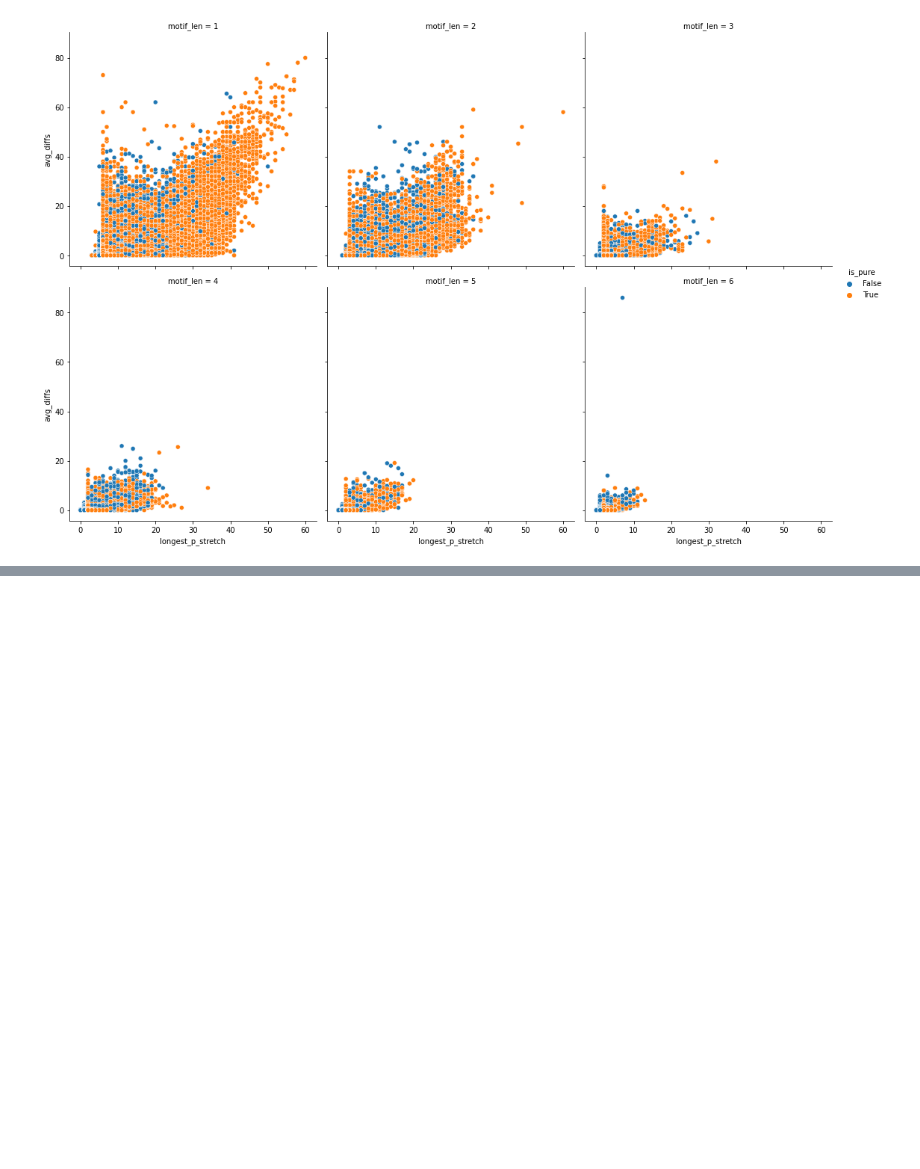
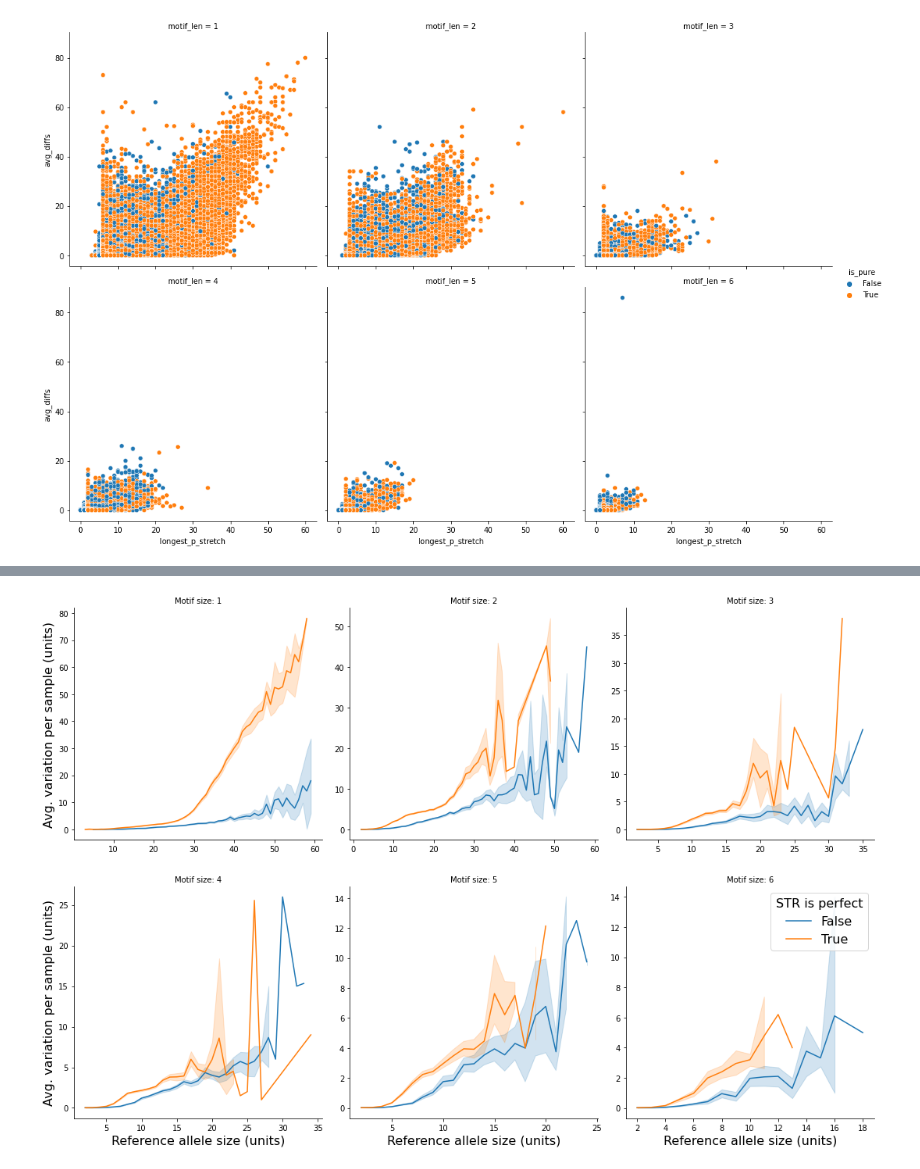
Before and after one commit to maverbiest/genotype_strs, a Jupyter notebook: notebooks/1000g_purity_var.ipynb, the cells around one changed output, grey strips where cells are left out. Saved outputs shown, nothing was run; the diff lists cells and outputs as text; code cells hidden in the pictures; blank space fills up the shorter version.

```diff
--- a/notebooks/1000g_purity_var.ipynb
+++ b/notebooks/1000g_purity_var.ipynb
@@ -92,0 +95,4 @@ sns.relplot(x="longest_p_stretch", y="avg_diffs", col="motif_len", col_wrap=3, h
+# %%
+str_df = str_df[str_df['ref_cn'] < 60]
+test_df = str_df.head(n=3000)
+test_df
@@ -92,0 +113,9 @@ sns.relplot(x="longest_p_stretch", y="avg_diffs", col="motif_len", col_wrap=3, h
+# %%
+g = sns.relplot(x="ref_cn", y="avg_diffs", col="motif_len", col_wrap=3, hue="is_pure", kind="line", legend=False, data=str_df, facet_kws=dict(sharex=False, sharey=False))
+(g.set_titles("Motif size: {col_name}", fontsize=20)
+  .set_axis_labels("Reference allele size (units)", "Avg. variation per sample (units)", fontsize=16))
+plt.subplots_adjust(hspace=0.2)
+plt.legend(title='STR is perfect', title_fontsize=16, labels=['False', 'True'], fontsize=16)
+plt.show(g)
+# %% [output]
+[figure, added]
```
Also changed, not shown: parts of 4 cells of this notebook, 5 other files.
